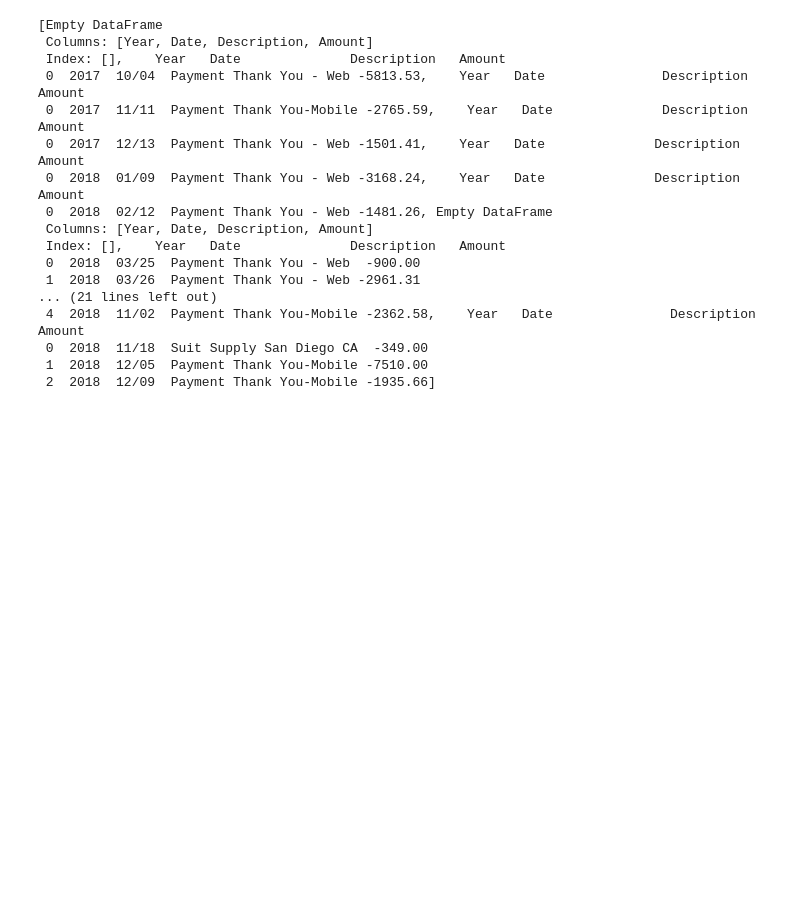
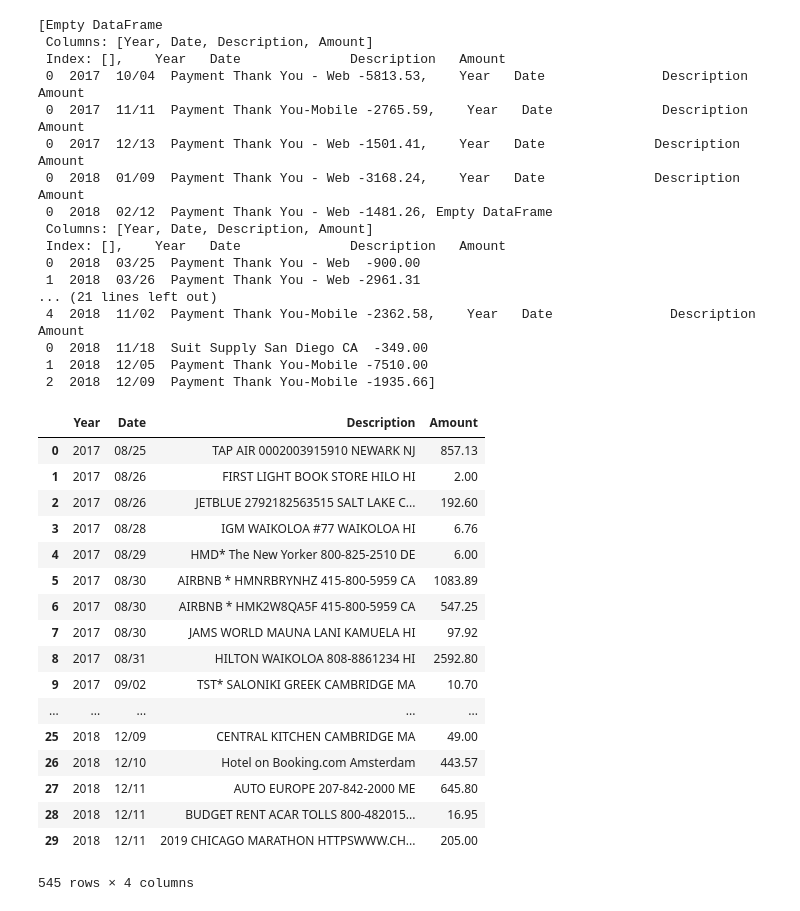
Before and after one commit to tonioteran/notebooks, a Jupyter notebook: chaseParser.ipynb, the cells around one changed output. Cells and saved outputs as stored; diff of their text form; code cells hidden in the pictures; blank space fills up the shorter version.

Commit message:
add master df

```diff
--- a/chaseParser.ipynb
+++ b/chaseParser.ipynb
@@ -28,12 +28,15 @@ master_dir = "/home/tonio/Documents/bankStatements/sapphire/"
 all_expenses = []
 all_payments = []
 # %%
+colnames = ['Year', 'Date', 'Description', 'Amount']
+expenses_master = pd.DataFrame(columns=colnames)
+payments_master = pd.DataFrame(columns=colnames)
 for year in subprocess.check_output(["ls",master_dir]).decode().split():
-    print(master_dir+year+"/")
-    print(year)
     for statement in subprocess.check_output(["ls", master_dir+year+"/"]).decode().split():
         print(statement)
         tmp_exp, tmp_pay = chase2df(master_dir+year+"/"+statement,year)
+        expenses_master = expenses_master.append(tmp_exp, ignore_index=True)
         all_expenses.append(tmp_exp)
+        payments_master = payments_master.append(tmp_pay)
         all_payments.append(tmp_pay)
 # %% [output]
@@ -182,3 +181,24 @@ all_payments
  0  2018  11/18  Suit Supply San Diego CA  -349.00
  1  2018  12/05  Payment Thank You-Mobile -7510.00
  2  2018  12/09  Payment Thank You-Mobile -1935.66]
+# %%
+expenses_master
+# %% [output]
+|  | Year | Date | Description | Amount |
+| 0 | 2017 | 08/25 | TAP AIR 0002003915910 NEWARK NJ | 857.13 |
+| 1 | 2017 | 08/26 | FIRST LIGHT BOOK STORE HILO HI | 2.00 |
+| 2 | 2017 | 08/26 | JETBLUE 2792182563515 SALT LAKE C... | 192.60 |
+| 3 | 2017 | 08/28 | IGM WAIKOLOA #77 WAIKOLOA HI | 6.76 |
+| 4 | 2017 | 08/29 | HMD* The New Yorker 800-825-2510 DE | 6.00 |
+| 5 | 2017 | 08/30 | AIRBNB * HMNRBRYNHZ 415-800-5959 CA | 1083.89 |
+| 6 | 2017 | 08/30 | AIRBNB * HMK2W8QA5F 415-800-5959 CA | 547.25 |
+| 7 | 2017 | 08/30 | JAMS WORLD MAUNA LANI KAMUELA HI | 97.92 |
+| 8 | 2017 | 08/31 | HILTON WAIKOLOA 808-8861234 HI | 2592.80 |
+| 9 | 2017 | 09/02 | TST* SALONIKI GREEK CAMBRIDGE MA | 10.70 |
+| ... | ... | ... | ... | ... |
+| 25 | 2018 | 12/09 | CENTRAL KITCHEN CAMBRIDGE MA | 49.00 |
+| 26 | 2018 | 12/10 | Hotel on Booking.com Amsterdam | 443.57 |
+| 27 | 2018 | 12/11 | AUTO EUROPE 207-842-2000 ME | 645.80 |
+| 28 | 2018 | 12/11 | BUDGET RENT ACAR TOLLS 800-482015... | 16.95 |
+| 29 | 2018 | 12/11 | 2019 CHICAGO MARATHON HTTPSWWW.CH... | 205.00 |
+545 rows × 4 columns
```
Also changed, not shown: parts of 1 cell of this notebook.
